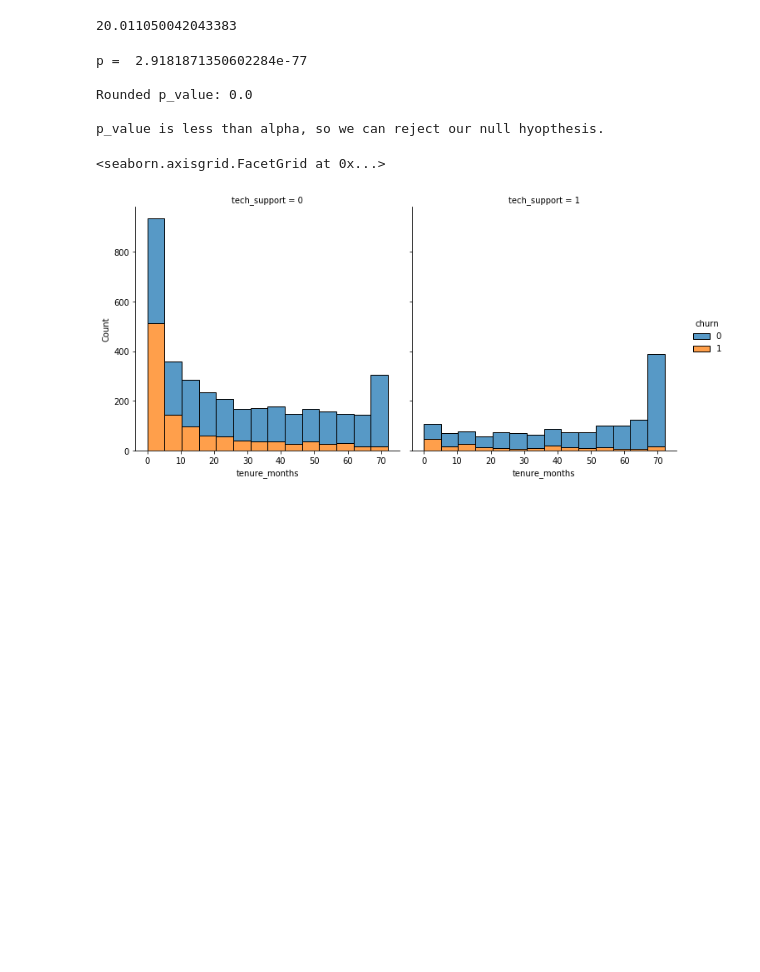
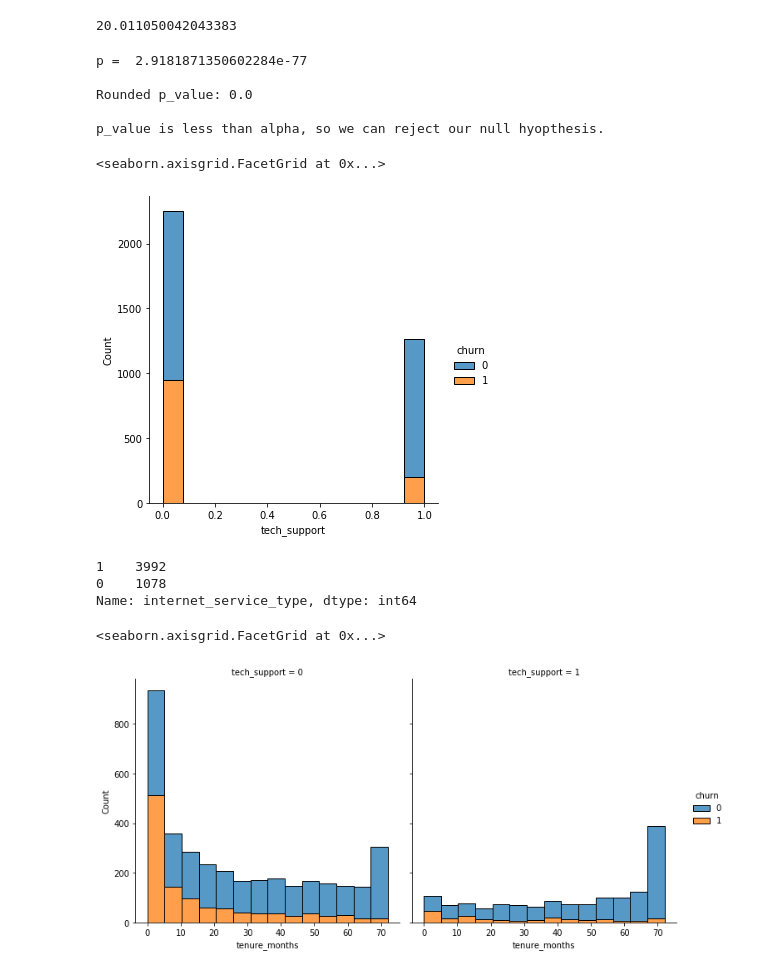
Before and after one commit to ThompsonBethany01/Telco_Churn, a Jupyter notebook: Exploration.ipynb, the cells around one changed output. Cells and saved outputs as stored; diff of their text form; code cells hidden in the pictures; blank space fills up the shorter version.

```diff
--- a/Exploration.ipynb
+++ b/Exploration.ipynb
@@ -270,6 +271,20 @@ p =  2.9181871350602284e-77
 Rounded p_value: 0.0
 
 p_value is less than alpha, so we can reject our null hyopthesis.
+# %%
+internet = train[train.service_type == 2]
+
+#sns.displot(train, x="tech_support",hue="churn", multiple='stack', col="internet_service_type")
+sns.displot(internet, x="tech_support",hue="churn", multiple='stack')
+# %% [output]
+<seaborn.axisgrid.FacetGrid at 0x...>
+[figure, added]
+# %%
+train.internet_service_type.value_counts()
+# %% [output]
+1    3992
+0    1078
+Name: internet_service_type, dtype: int64
 # %%
 internet = train[train.internet_service_type != 0]
 
```
Also changed, not shown: parts of 10 cells of this notebook, 3 other files.
